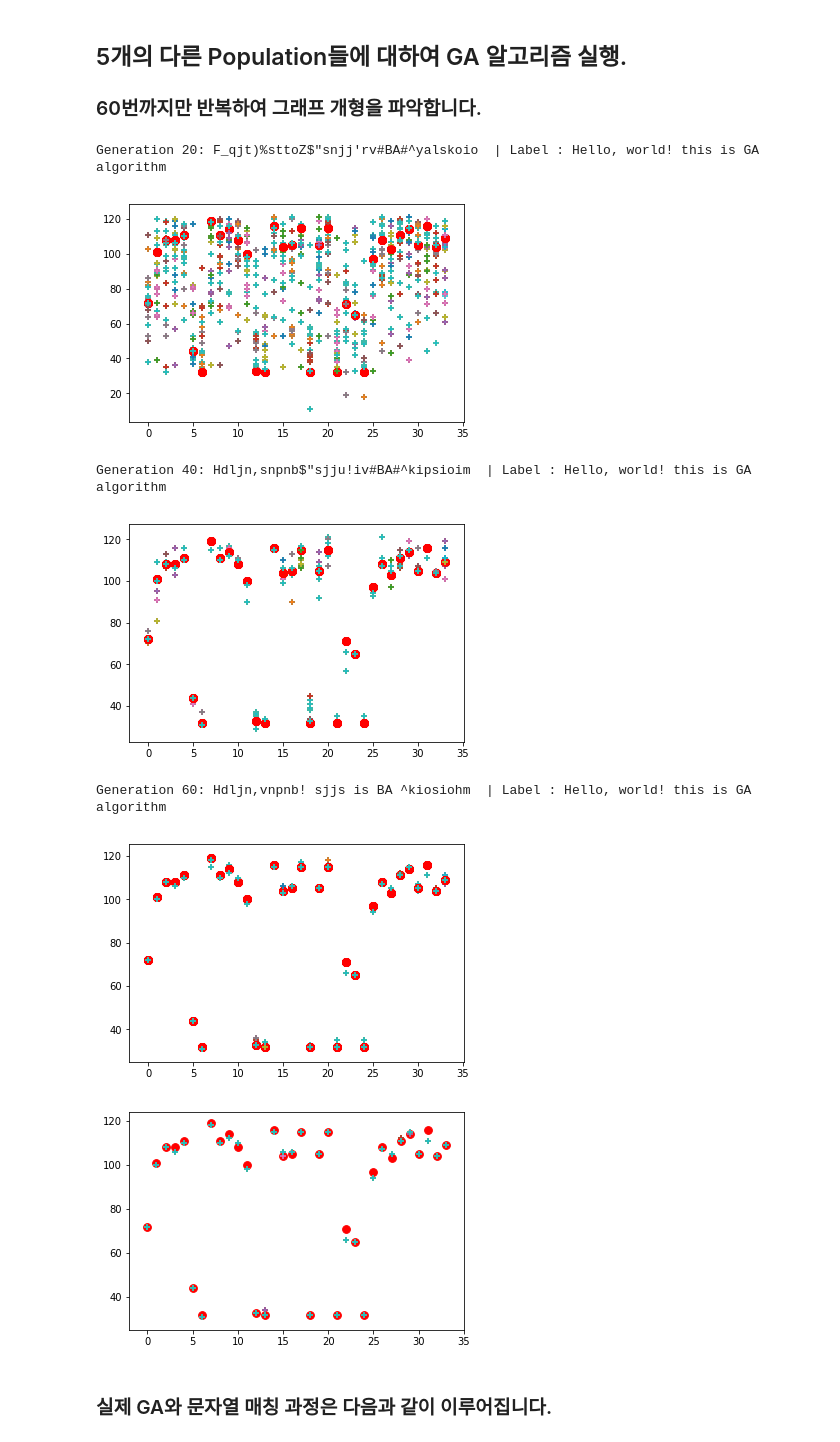
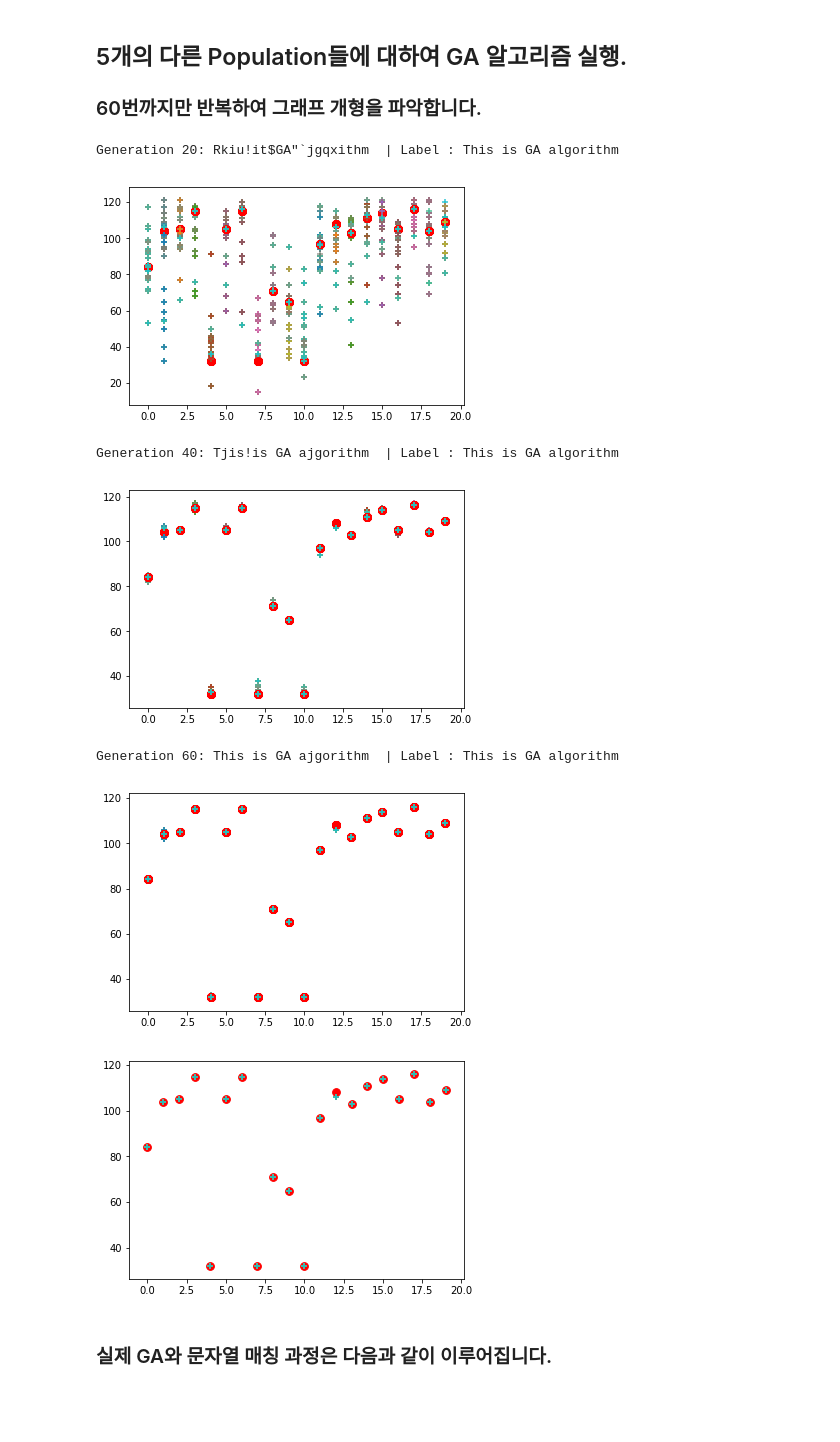
Before and after one commit to soon0698/Genetic-algorithm_AI_18-1, a Jupyter notebook: GAwithText.ipynb, the cells around one changed output. Drawn from its saved outputs; the diff is of its cells as text; code cells hidden in the pictures; blank space fills up the shorter version.

```diff
--- a/GAwithText.ipynb
+++ b/GAwithText.ipynb
@@ -11,7 +11,7 @@ from IPython.display import Image
 # %% [markdown]
  ## 찾아갈 타겟 문자열 선정 및 최대 반복 횟수 설정
 # %%
-_target  ="Hello, world! this is GA algorithm"
+_target  ="This is GA algorithm"
 maxGenerations = 16384
 # %% [markdown]
 ## Population 파라미터 설정
@@ -39,31 +39,31 @@ plt.show()
 # %%
 for i in range(1, maxGenerations + 1):
     plt.scatter(arr, s, s=60, c='red')
     gene = np.zeros(len(_target)) # length : 34 , [0,0,0, ...]
 
     for j in range(5):
         for k in range(len(pop.population[j].invidual_fitness)):
             seq = ord(pop.population[j].gene[k])
             gene[k] =+ seq # ex. ascii value "abc" => [97, 98, 99, ...]
             mask = gene > 1
-            plt.scatter(arr[mask], gene[mask], alpha = 1 - (i /maxGenerations), marker= '+')
+            plt.scatter(arr[mask], gene[mask], alpha = 1 - (i % 20) / 20, marker= '+')
 
     if i % 20 == 0 and i <= 60:
         print("Generation %d: %s  | Label : %s" % (i, pop.population[0].gene, _target)) # 첫번째 population의 문자열만 관찰합니다.
         plt.show()
     if i > 60: break
     else:
         pop.evolve()
 else:
     print("Maximum generations reached without success.")
 # %% [output]
-Generation 20: F_qjt)%sttoZ$"snjj'rv#BA#^yalskoio  | Label : Hello, world! this is GA algorithm
+Generation 20: Rkiu!it$GA"`jgqxithm  | Label : This is GA algorithm
-[figure, old version]
+[figure, new version]
-Generation 40: Hdljn,snpnb$"sjju!iv#BA#^kipsioim  | Label : Hello, world! this is GA algorithm
+Generation 40: Tjis!is GA ajgorithm  | Label : This is GA algorithm
-[figure, old version]
+[figure, new version]
-Generation 60: Hdljn,vnpnb! sjjs is BA ^kiosiohm  | Label : Hello, world! this is GA algorithm
+Generation 60: This is GA ajgorithm  | Label : This is GA algorithm
-[figure, old version]
+[figure, new version]
-[figure, old version]
+[figure, new version]
 # %% [markdown]
 ### 실제 GA와 문자열 매칭 과정은 다음과 같이 이루어집니다.
 # %%
```
Also changed, not shown: parts of 2 cells of this notebook, 1 other file.
